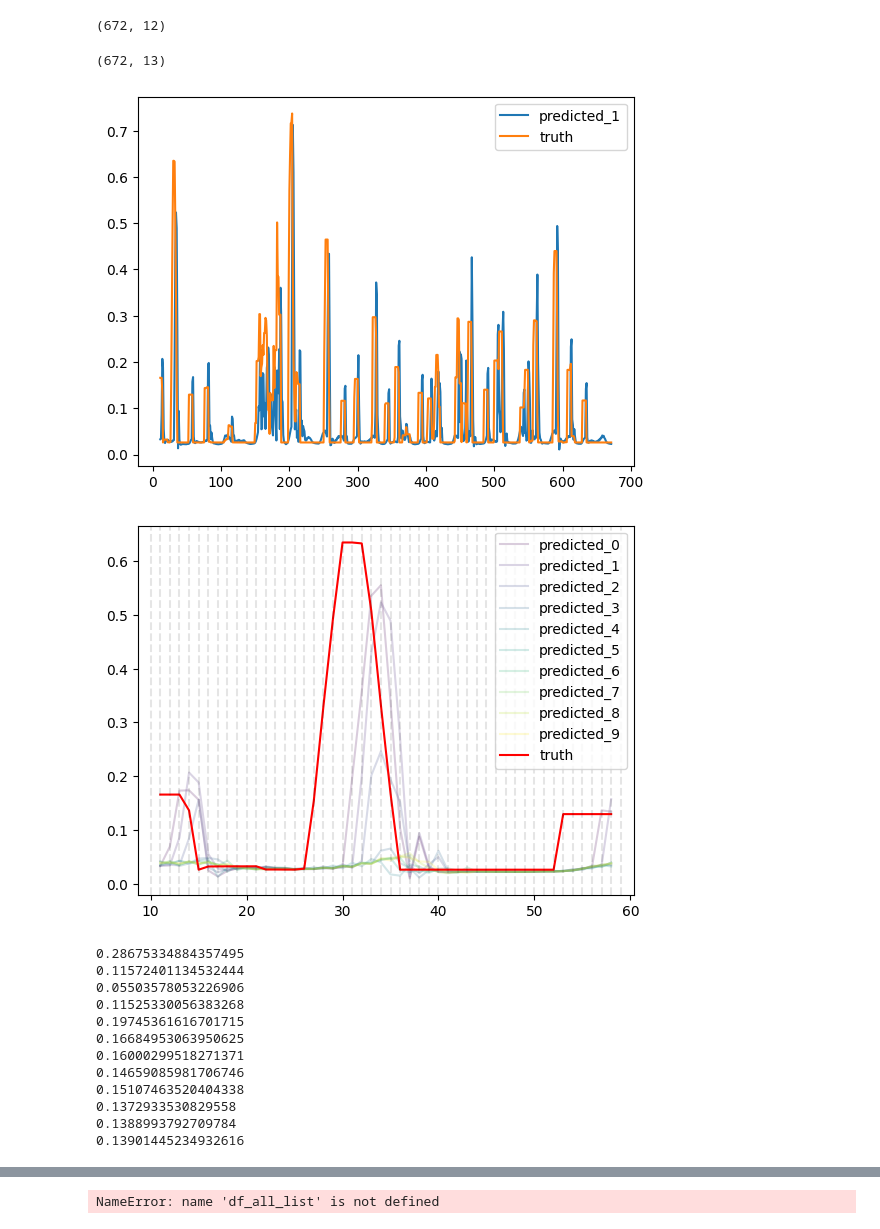
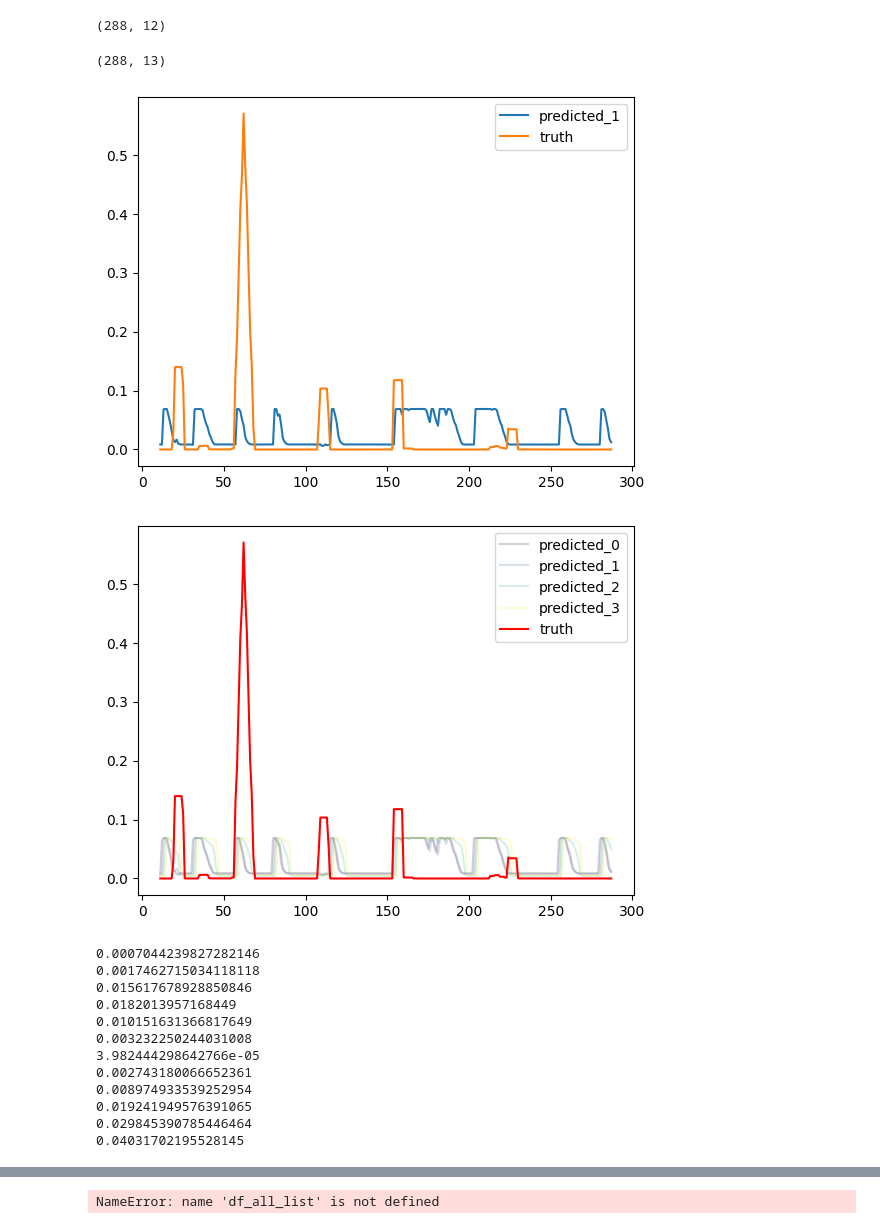
Before and after one commit to grinwi/smartboiler, a Jupyter notebook: src/smartboiler/test_single_output.ipynb, the cells around one changed output, grey strips where cells are left out. Cells and saved outputs as stored; diff of their text form; code cells hidden in the pictures.

```diff
--- a/src/smartboiler/test_single_output.ipynb
+++ b/src/smartboiler/test_single_output.ipynb
@@ -53,10 +48,15 @@ def get_data_for_training_model_form():
+# %%
+zuka_filename = "train_zuka_5min.pkl"
+form_filename = "train_form_5min.pkl"
+# get_data_for_training_model_form(form_filename)
+# get_data_for_training_model_zuka(zuka_filename)
 # %%
 import pickle
-with open('train_form_data.pkl', 'rb') as f:
+with open(form_filename, 'rb') as f:
     train_form = pickle.load(f)
     train_form = train_form[0]
     print(train_form)
-with open('train_zuka_data.pkl', 'rb') as f:
+with open(zuka_filename, 'rb') as f:
     train_zuka = pickle.load(f)
     train_zuka = train_zuka[0]
 # %% [output]
@@ -87,11 +80,11 @@ train_form.plot(y='longtime_mean')
 # %%
 # print gaps in time in train
-train_zuka_cut = pd.concat([train_zuka[2150:3300], train_zuka[4200:]])
+train_zuka_cut = pd.concat([train_zuka[4100:6200], train_zuka[8500:]])
 train_zuka_cut = train_zuka_cut.reset_index(drop=True)
+
+traim_zuka_cut = train_zuka_cut[:1000]
+train_zuka_cut = train_zuka_cut.reset_index(drop=True)
+
 train_zuka_cut.plot(y='longtime_mean', kind='line', ylim=0)
-# train_zuka_cut = train_zuk
-# train_zuka_cut = train_zuka_cut.reset_index(drop=True)
-
-# train_zuka_cut.plot(y='longtime_mean', k÷ind='line', ylim=0)
 # %% [output]
 <AxesSubplot:>
@@ -216,4 +209,6 @@ start_of_data_loader_for_forecast = end_train
 end_of_data_loader_for_forecast = end_train + timedelta(hours=25)
 
 start_of_prediction = end_of_data_loader_for_forecast + timedelta(minutes=30)
-end_of_prediction = start_of_prediction + timedelta(days=14)
+end_of_prediction = start_of_prediction + timedelta(days=3)
+
+number_of_30_minutes = int((end_of_prediction-start_of_prediction) / timedelta(minutes=15))
@@ -265,7 +258,7 @@ df = pd.DataFrame(reshaped_data)
 print(df.shape)
 df['truth'] = data_truth[0]['longtime_mean'].values
 # %% [output]
-(672, 12)
+(288, 12)
 # %%
 print(df.shape)
 print()
@@ -278,7 +271,7 @@ for i in range(0, 12):
 
 df_shift = df_shift.dropna()
 # %% [output]
-(672, 13)
+(288, 13)
 # %%
 from turtle import color
 import matplotlib.pyplot as plt
@@ -292,25 +285,24 @@ plt.plot(df_shift['truth'][:], label='truth')
 plt.legend()
 plt.show()
 # %% [output]
-[figure, old version]
+[figure, new version]
 # %%
 
-number_of_steps = 10
+number_of_steps = 4
 #create a list of collors from 0 to 12 based on color
 colors = plt.cm.viridis(np.linspace(0, 1, number_of_steps))
 for i in range(0, number_of_steps):
     #make the plot wider
-    plt.plot(df_shift[i][:48], label=f'predicted_{i}', color=colors[i], alpha=0.2, )
+    plt.plot(df_shift[i][:], label=f'predicted_{i}', color=colors[i], alpha=0.2, )
 # i =0
 # plt.plot(df_shift[i], label=f'{i}_step_ahead')
-plt.plot(df_shift['truth'][:48], label='truth', alpha=1, color='red')
+plt.plot(df_shift['truth'][:], label='truth', alpha=1, color='red')
 plt.legend()
 # show vertical lines
-for x in range(10,60):
-    plt.axvline(x=x, color='black', linestyle='--', alpha=0.1)
+
 plt.show()
 # %% [output]
-[figure, old version]
+[figure, new version]
 # %%
 from scipy import stats
 dropped_shift = df_shift.dropna()
@@ -331,18 +323,18 @@ for i in range(0, 12):
     statistics[i]["intercept"] = intercept
     statistics[i]["std_err"] = std_err
 # %% [output]
-0.28675334884357495
-0.11572401134532444
-0.05503578053226906
-0.11525330056383268
-0.19745361616701715
-0.16684953063950625
-0.16000299518271371
-0.14659085981706746
-0.15107463520404338
-0.1372933530829558
-0.1388993792709784
-0.13901445234932616
+0.0007044239827282146
+0.0017462715034118118
+0.015617678928850846
+0.0182013957168449
+0.010151631366817649
+0.003232250244031008
+3.982444298642766e-05
+0.002743180066652361
+0.008974933539252954
+0.019241949576391065
+0.029845390785446464
+0.04031702195528145
 # %%
 left_time_interval = datetime(2024, 1, 1, 0, 0, 0, 0)
 right_time_interval = datetime(2024, 1, 2, 0, 0, 0, 0)
```
Also changed, not shown: parts of 21 cells of this notebook.
